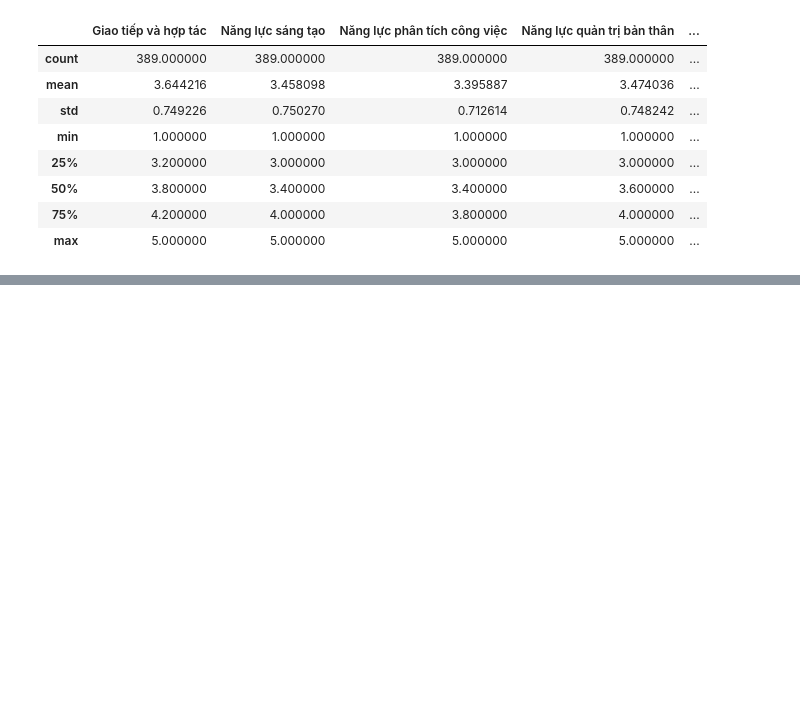
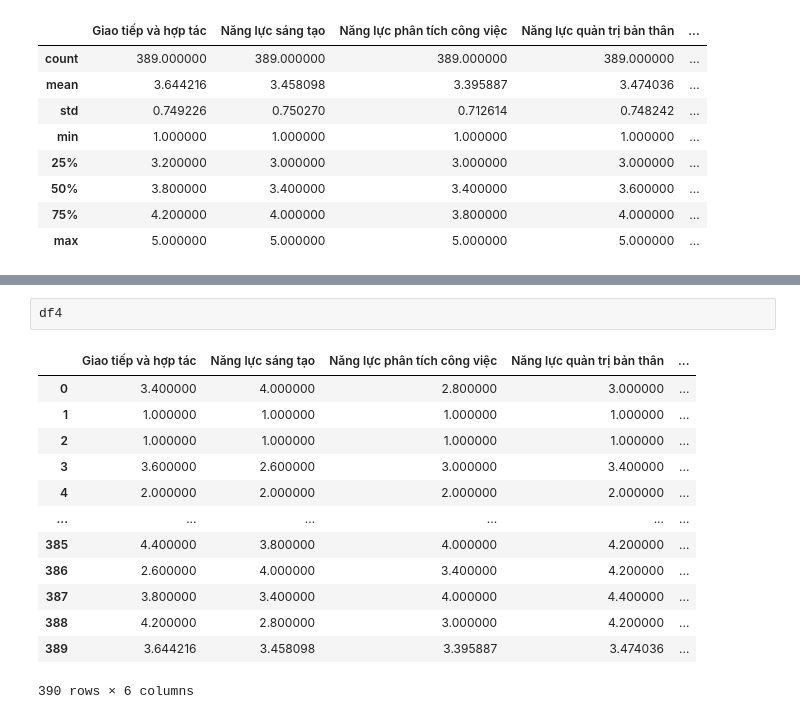
Before and after one commit to dungca1512/process_data_nckh, a Jupyter notebook: process_data.ipynb, the cells around one changed output, grey strips where cells are left out. Drawn from its saved outputs; the diff is of its cells as text; blank space fills up the shorter version.

```diff
--- a/process_data.ipynb
+++ b/process_data.ipynb
@@ -189,0 +178,16 @@ get_radar_chart(df4)
+# %%
+df4
+# %% [output]
+|  | Giao tiếp và hợp tác | Năng lực sáng tạo | Năng lực phân tích công việc | Năng lực quản trị bản thân | ... |
+| 0 | 3.400000 | 4.000000 | 2.800000 | 3.000000 | ... |
+| 1 | 1.000000 | 1.000000 | 1.000000 | 1.000000 | ... |
+| 2 | 1.000000 | 1.000000 | 1.000000 | 1.000000 | ... |
+| 3 | 3.600000 | 2.600000 | 3.000000 | 3.400000 | ... |
+| 4 | 2.000000 | 2.000000 | 2.000000 | 2.000000 | ... |
+| ... | ... | ... | ... | ... | ... |
+| 385 | 4.400000 | 3.800000 | 4.000000 | 4.200000 | ... |
+| 386 | 2.600000 | 4.000000 | 3.400000 | 4.200000 | ... |
+| 387 | 3.800000 | 3.400000 | 4.000000 | 4.400000 | ... |
+| 388 | 4.200000 | 2.800000 | 3.000000 | 4.200000 | ... |
+| 389 | 3.644216 | 3.458098 | 3.395887 | 3.474036 | ... |
+390 rows × 6 columns
```
Also changed, not shown: parts of 6 cells of this notebook, 1 other file.
